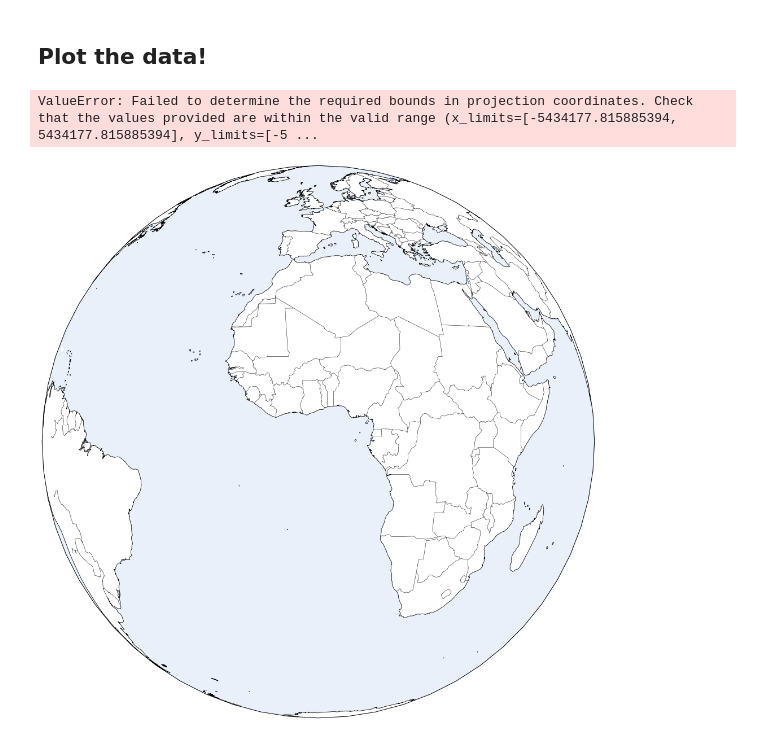
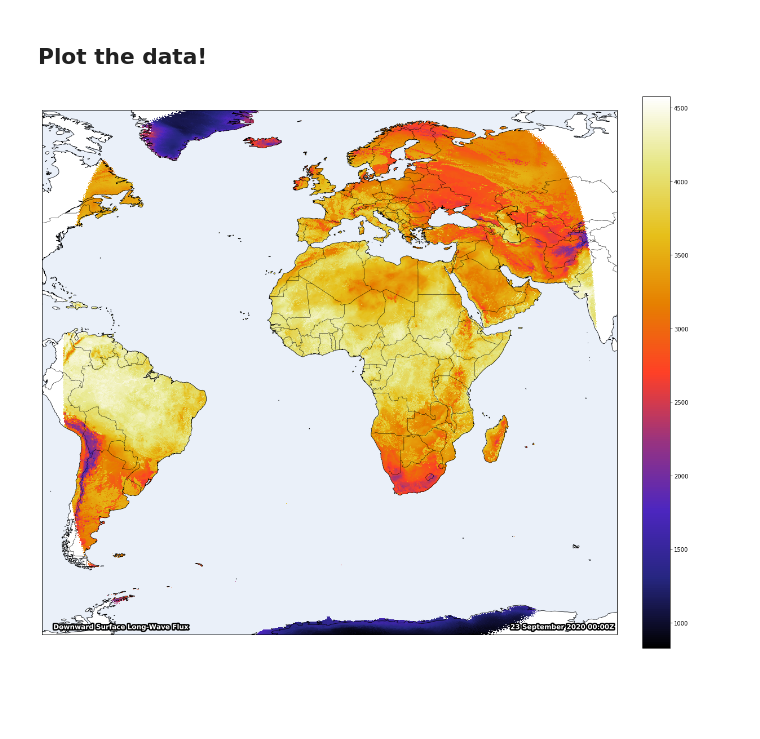
Before and after one commit to MethaneRain/Python, a Jupyter notebook: Jupyter-Notebooks/HDF-Examples/LandSAF_HDF5_example.ipynb, the cells around one changed output. Drawn from its saved outputs; the diff is of its cells as text; code cells hidden in the pictures; blank space fills up the shorter version.

```diff
--- a/Jupyter-Notebooks/HDF-Examples/LandSAF_HDF5_example.ipynb
+++ b/Jupyter-Notebooks/HDF-Examples/LandSAF_HDF5_example.ipynb
@@ -204,7 +204,7 @@ data = ds.ReadAsArray()
 crs = ccrs.Geostationary(central_longitude=0.0)#,satellite_height=85785831
 crs2 = ccrs.PlateCarree(central_longitude=0.0)
 fig = plt.figure(figsize=(20, 18))
-ax = fig.add_subplot(1, 1, 1, projection=crs)
+ax = fig.add_subplot(1, 1, 1, projection=ccrs.PlateCarree())#crs
 
 ax.add_feature(cfeature.COASTLINE.with_scale('50m'), linewidth=0.75)
 ax.add_feature(cfeature.BORDERS.with_scale('50m'), linewidth=0.5)
@@ -212,7 +212,10 @@ ax.add_feature(cfeature.OCEAN.with_scale('50m'),alpha=0.2)
 
 cmap=cm.YlGn
 cmap.set_bad(alpha=0.0)
-ax.set_extent([-60,60,-90,90])
+#ax.set_extent([-60,60,-90,90],ccrs.PlateCarree())
+
+#ax.set_extent([-80,-30,-35,15]) # Brazil
+#ax.set_extent([-10,5,35,45]) # Spain
 img_extent = (-81.26765645410755,81.26765645410755,-74.11423113858775,74.11423113858775)
 #norm=colors.Normalize(vmin=-1.0, vmax=7000.0)
 data_ma = np.ma.masked_where(data<50,data)
@@ -231,32 +234,31 @@ outline_effect = [patheffects.withStroke(linewidth=3, foreground='black')]
 Y = -240
 for count,ele in enumerate(ticks,0):
     cbar.ax.text(ele, 2500, ticks[count],
                          ha='center', va='center',
                          path_effects=outline_effect,
                          color="w",
                          fontsize=6)
 
 cbar.set_ticks([])
 cbar.ax.set_xticklabels([])
 '''
 
 
 text_time2 = ax.text(0.255, 0.01,
                      "Downward Surface Long-Wave Flux",
                 horizontalalignment='right', transform=ax.transAxes,
                 color='w', fontsize=12, weight='bold',zorder=15)
 outline_effect = [patheffects.withStroke(linewidth=5, foreground='black')]
 text_time2.set_path_effects(outline_effect)
 
 text_time = ax.text(.995, 0.01,
                 title_time,
                 horizontalalignment='right', transform=ax.transAxes,
                 color='w', fontsize=12, weight='bold',zorder=15)
 outline_effect = [patheffects.withStroke(linewidth=5, foreground='black')]
 text_time.set_path_effects(outline_effect)
 
 plt.savefig("LandSaf_"+Product+"_"+file_time+".png",bbox_inches="tight",dpi=100)
 plt.show()
 # %% [output]
-ValueError: Failed to determine the required bounds in projection coordinates. Check that the values provided are within the valid range (x_limits=[-5434177.815885394, 5434177.815885394], y_limits=[-5 ...
-[figure, old version]
+[figure, new version]
```
